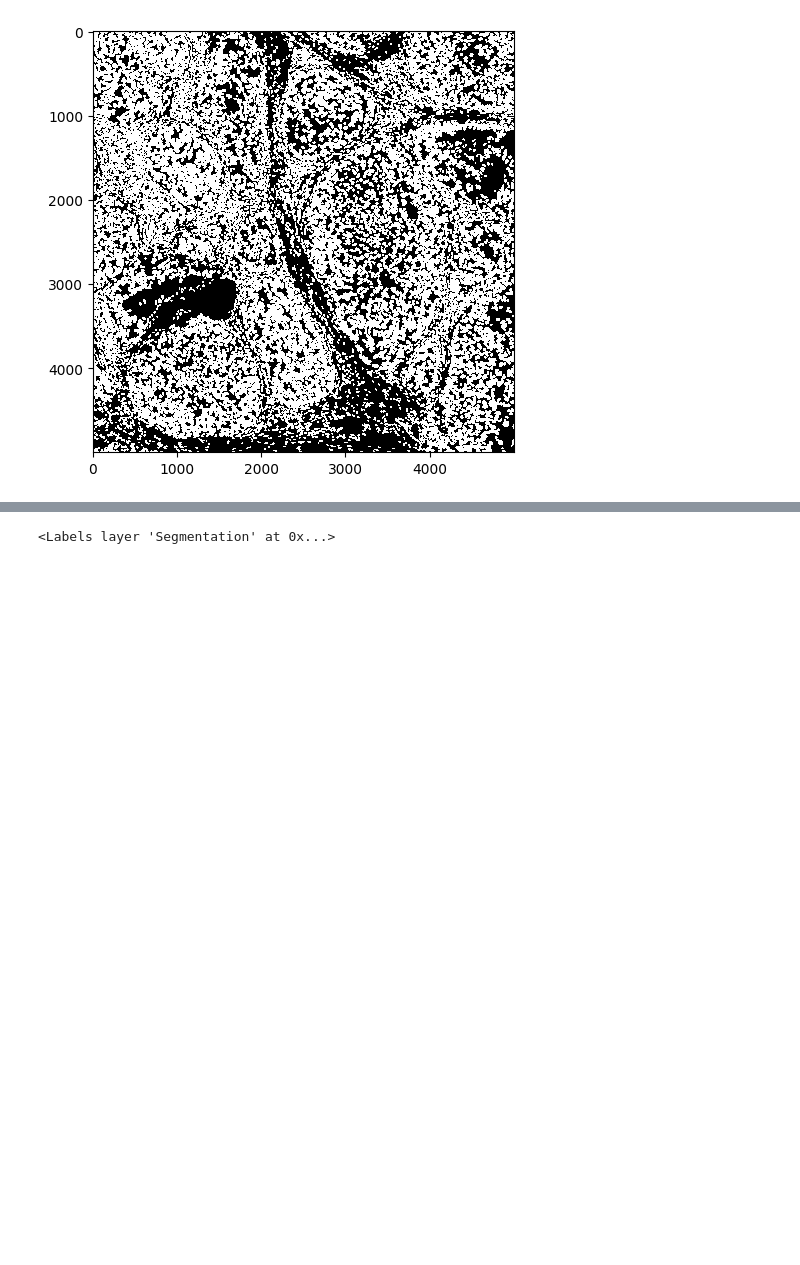
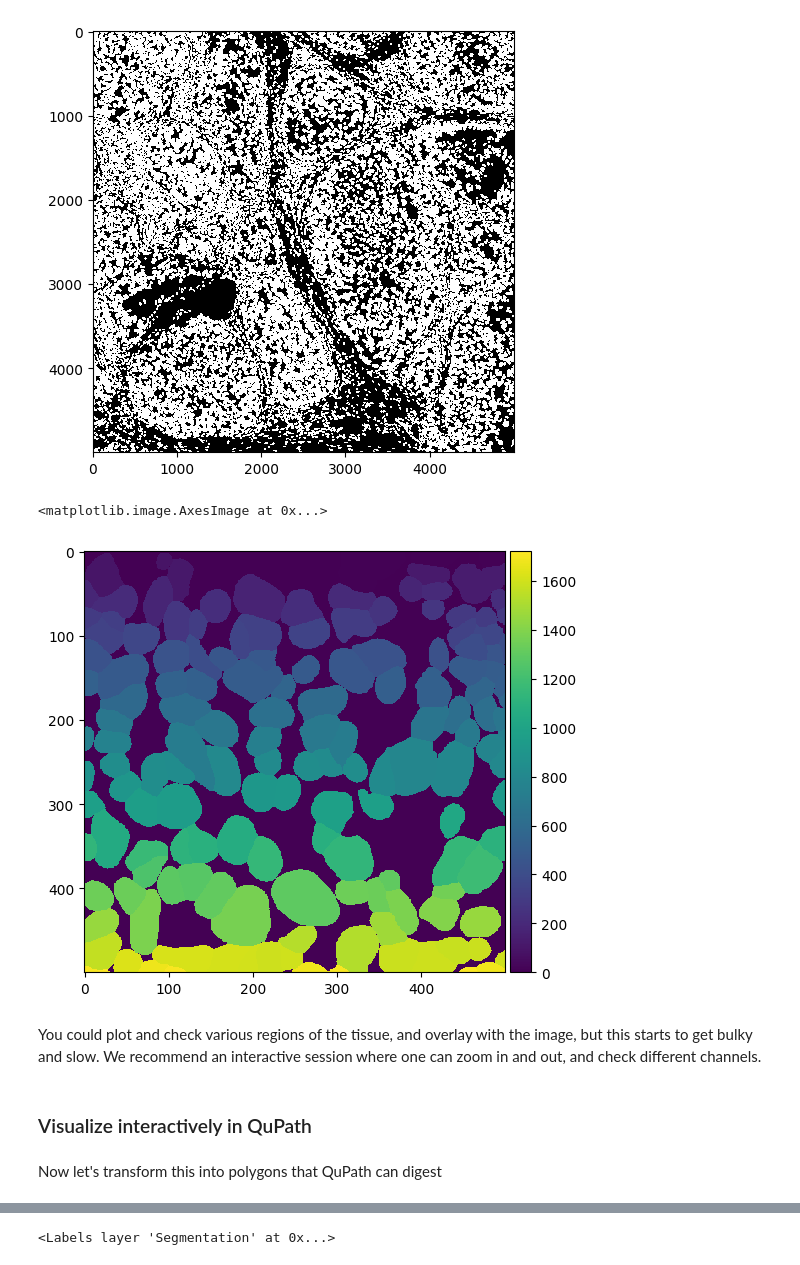
Before and after one commit to lukaskraller/openDVP, a Jupyter notebook: docs/Tutorials/T1_ImageAnalysis.ipynb, the cells around one changed output, grey strips where cells are left out. Cells and saved outputs as stored; diff of their text form; code cells hidden in the pictures; blank space fills up the shorter version.

```diff
--- a/docs/Tutorials/T1_ImageAnalysis.ipynb
+++ b/docs/Tutorials/T1_ImageAnalysis.ipynb
@@ -53,3 +57,15 @@ io.imshow(seg, vmax=1)
 # %% [output]
 <matplotlib.image.AxesImage at 0x...>
 [figure]
+# %%
+# we can zoom in to check
+io.imshow(seg[:500,:500])
+# %% [output]
+<matplotlib.image.AxesImage at 0x...>
+[figure, added]
+# %% [markdown]
+You could plot and check various regions of the tissue, and overlay with the image, but this starts to get bulky and slow. We recommend an interactive session where one can zoom in and out, and check different channels.
+# %% [markdown]
+### Visualize interactively in QuPath
+# %% [markdown]
+Now let's transform this into polygons that QuPath can digest
```
Also changed, not shown: parts of 96 cells of this notebook, 9 other files.
